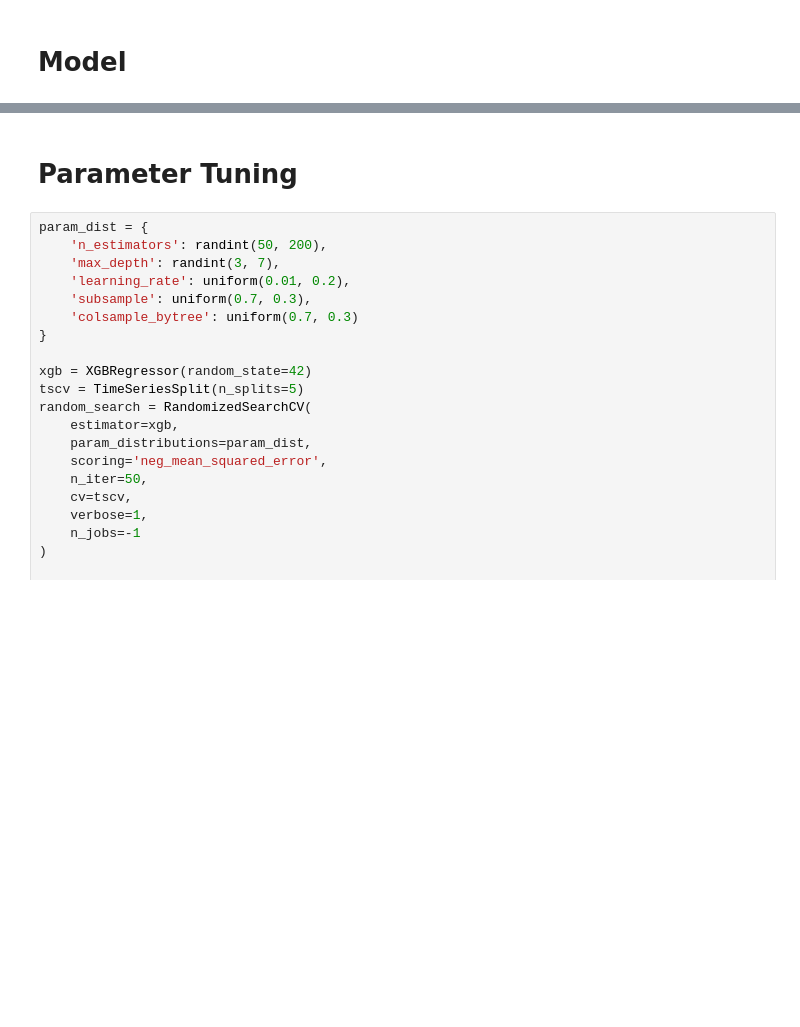
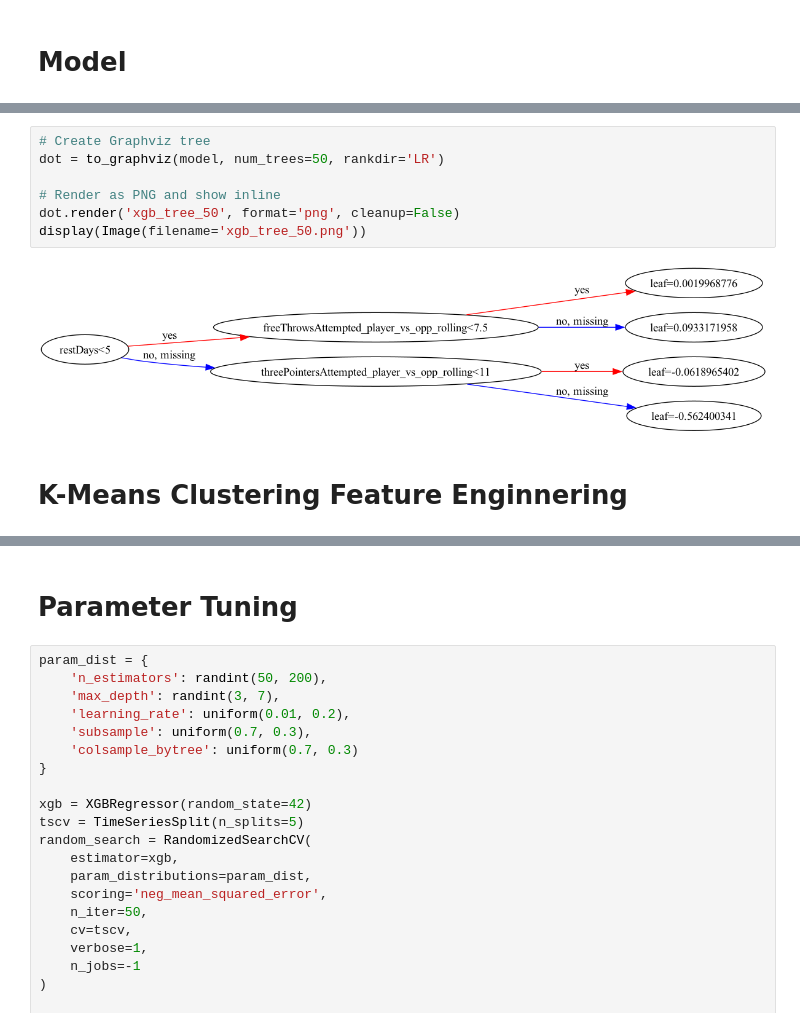
Before and after one commit to gaborszita/cmpsc-190a-project, a Jupyter notebook: owen_model.ipynb, the cells around one changed output, grey strips where cells are left out. Drawn from its saved outputs; the diff is of its cells as text; blank space fills up the shorter version.

Commit message:
op - final xgboost model

```diff
--- a/owen_model.ipynb
+++ b/owen_model.ipynb
@@ -338,0 +347,11 @@ MAE Improvement over baseline: 0.53
+# %%
+# Create Graphviz tree
+dot = to_graphviz(model, num_trees=50, rankdir='LR')
+
+# Render as PNG and show inline
+dot.render('xgb_tree_50', format='png', cleanup=False)
+display(Image(filename='xgb_tree_50.png'))
+# %% [output]
+[figure, added]
+# %% [markdown]
+# K-Means Clustering Feature Enginnering
```
Also changed, not shown: parts of 20 cells of this notebook, 1 other file.
